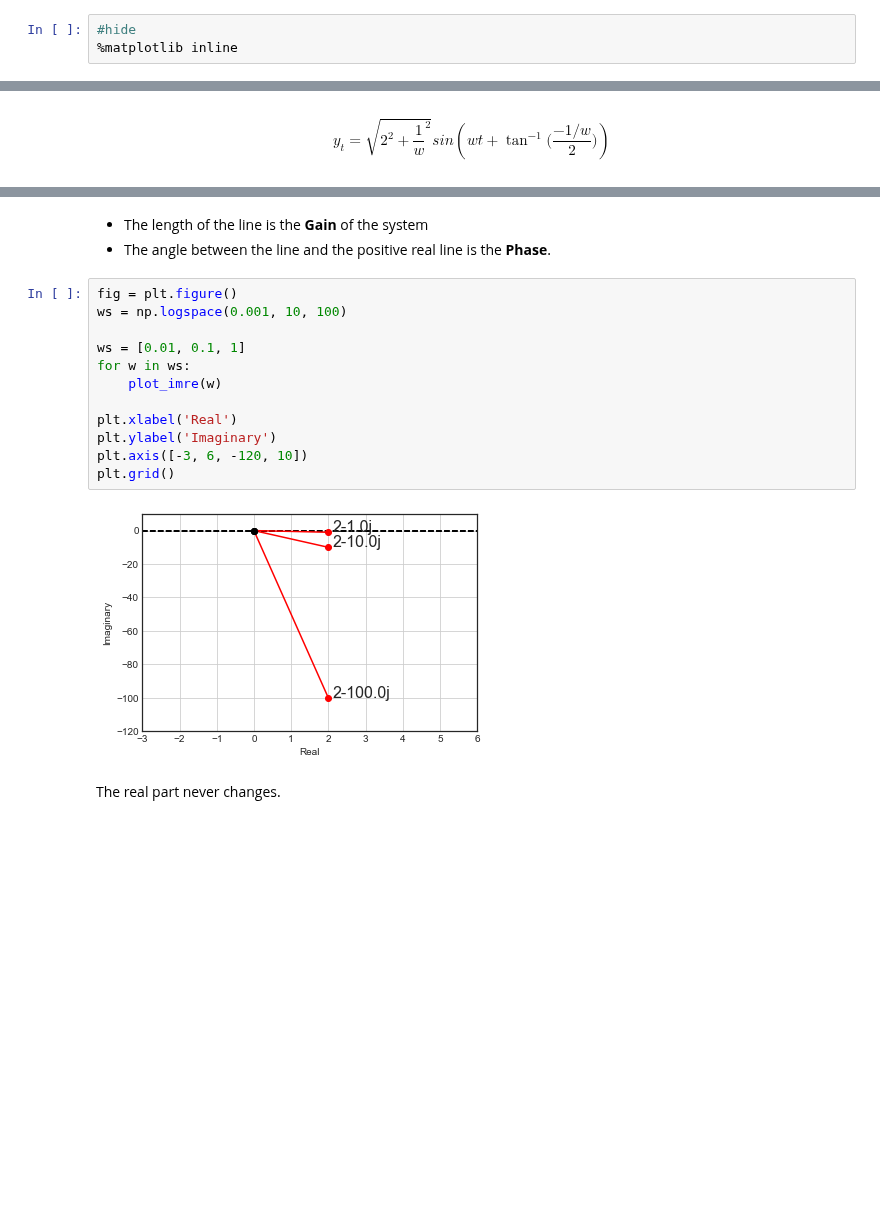
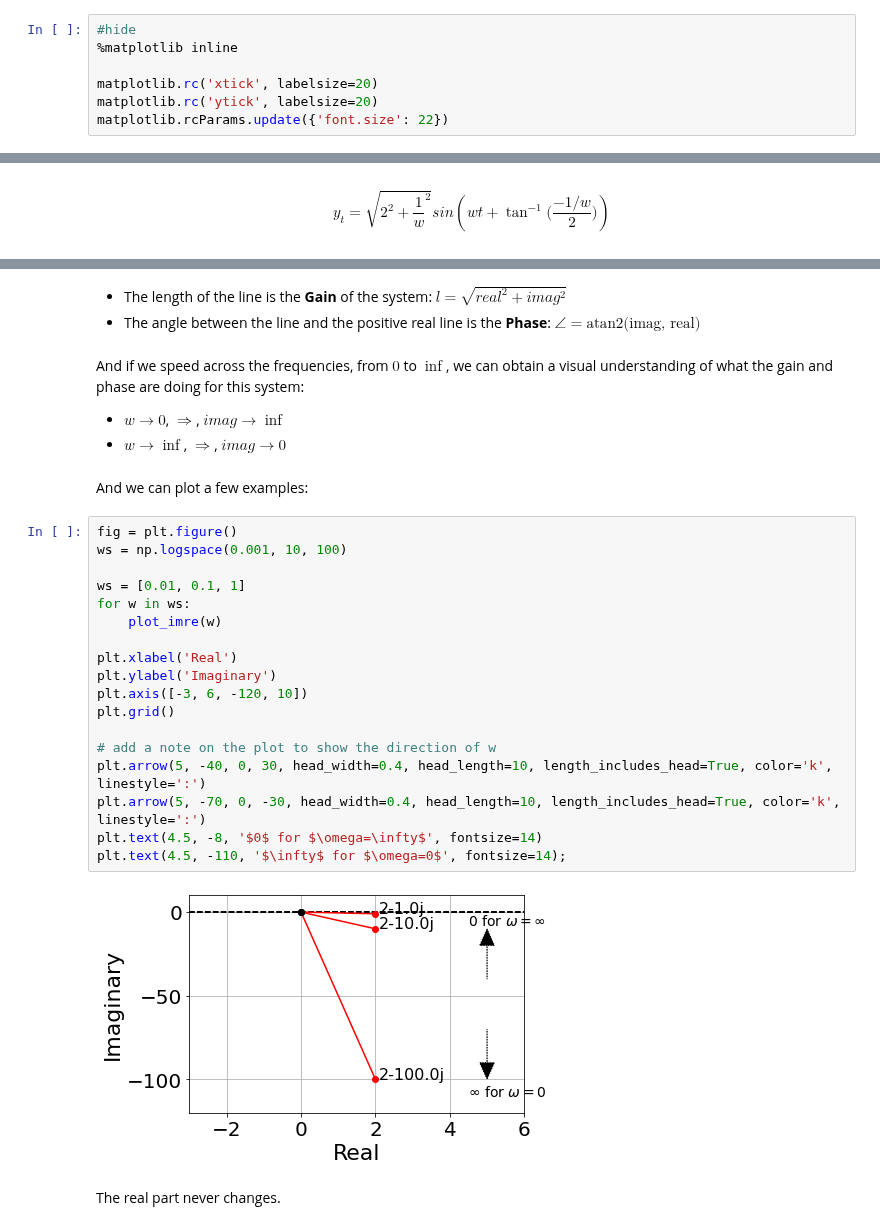
Before and after one commit to andreamunafo/classical_control_theory, a Jupyter notebook: 06_Intro_to_freq_response_and_bode_plots.ipynb, the cells around one changed output, grey strips where cells are left out. Saved outputs shown, nothing was run; the diff lists cells and outputs as text; blank space fills up the shorter version.

```diff
--- a/06_Intro_to_freq_response_and_bode_plots.ipynb
+++ b/06_Intro_to_freq_response_and_bode_plots.ipynb
@@ -22,6 +25,10 @@ import pandas as pd
 # %%
 #hide
 %matplotlib inline
+
+matplotlib.rc('xtick', labelsize=20)
+matplotlib.rc('ytick', labelsize=20)
+matplotlib.rcParams.update({'font.size': 22})
 # %% [markdown]
 -----------------------
 # %% [markdown]
@@ -285,20 +332,32 @@ plt.grid()
 # %% [markdown]
-- The length of the line is the **Gain** of the system
-- The angle between the line and the positive real line is the **Phase**.
+- The length of the line is the **Gain** of the system: $l=\sqrt{real^2+imag^2}$
+- The angle between the line and the positive real line is the **Phase**: $\angle=\text{atan2(imag, real)}$
+# %% [markdown]
+And if we speed across the frequencies, from $0$ to $\inf$, we can obtain a visual understanding of what the gain and phase are doing for this system:
+- $w \rightarrow 0$, $\Rightarrow$, $imag \rightarrow \inf$
+- $w \rightarrow \inf$, $\Rightarrow$, $imag \rightarrow 0$
+# %% [markdown]
+And we can plot a few examples:
 # %%
 fig = plt.figure()
 ws = np.logspace(0.001, 10, 100)
 
 ws = [0.01, 0.1, 1]
 for w in ws:
     plot_imre(w)
 
 plt.xlabel('Real')
 plt.ylabel('Imaginary')
 plt.axis([-3, 6, -120, 10])
 plt.grid()
+
+# add a note on the plot to show the direction of w
+plt.arrow(5, -40, 0, 30, head_width=0.4, head_length=10, length_includes_head=True, color='k', linestyle=':')
+plt.arrow(5, -70, 0, -30, head_width=0.4, head_length=10, length_includes_head=True, color='k', linestyle=':')
+plt.text(4.5, -8, '$0$ for $\omega=\infty$', fontsize=14)
+plt.text(4.5, -110, '$\infty$ for $\omega=0$', fontsize=14);
 # %% [output]
-[figure, old version]
+[figure, new version]
 # %% [markdown]
 The real part never changes.
 # %% [markdown]
```
Also changed, not shown: parts of 68 cells of this notebook, 1 other file.
